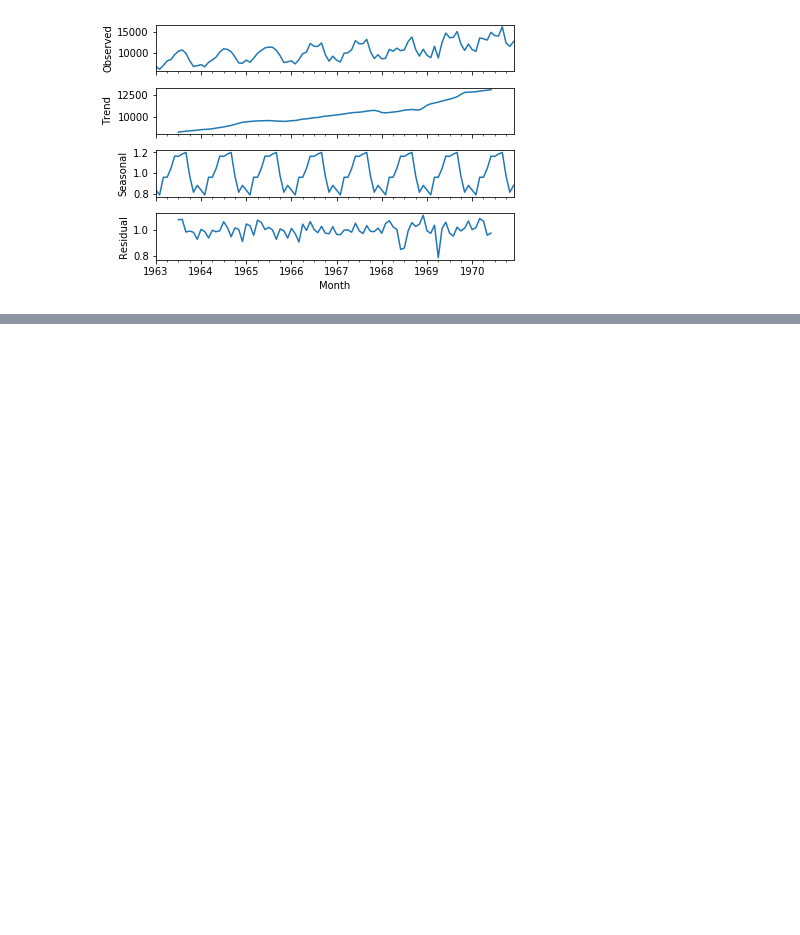
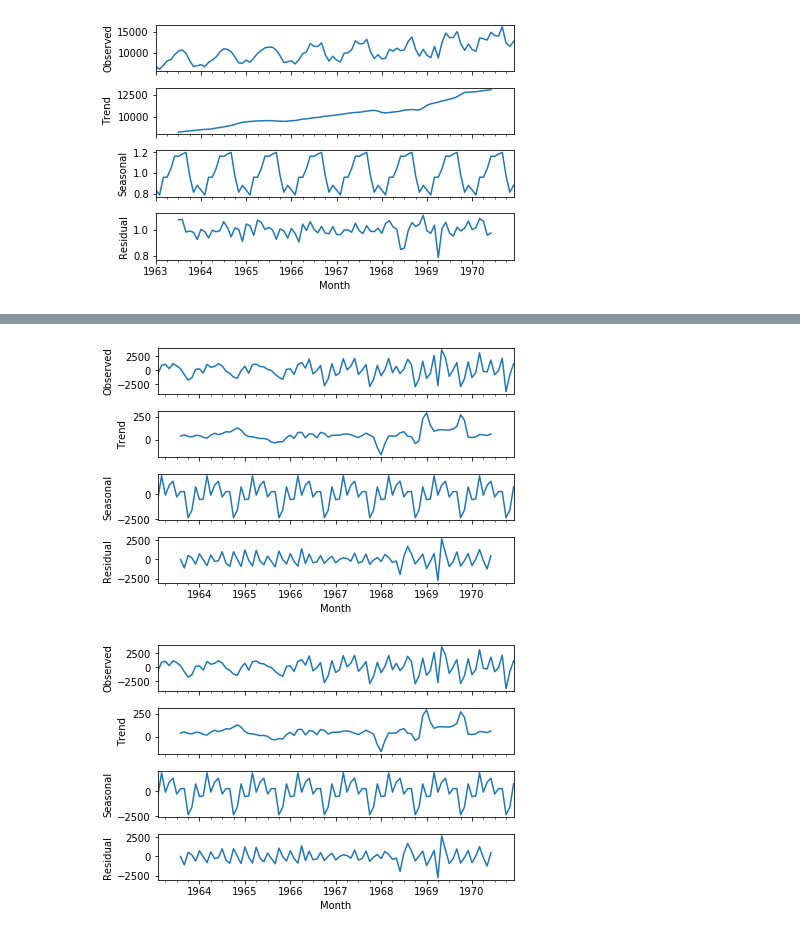
Before and after one commit to nikitamaloo/Time-Series-Forecasting, a Jupyter notebook: Aircraft Miles Data - Time Series Visualization.ipynb, the cells around one changed output, grey strips where cells are left out. Saved outputs shown, nothing was run; the diff lists cells and outputs as text; code cells hidden in the pictures; blank space fills up the shorter version.

```diff
--- a/Aircraft Miles Data - Time Series Visualization.ipynb
+++ b/Aircraft Miles Data - Time Series Visualization.ipynb
@@ -285,0 +290,6 @@ result2.plot()
+# %%
+Mile_DF['lag1'] =  Mile_DF['MilesMM'].shift(1)
+# %%
+Mile_DF['MilesMM_diff_1'] = Mile_DF['MilesMM'].diff(periods=1)
+# %%
+Mile_DF['MilesMM_diff_12'] = Mile_DF['MilesMM'].diff(periods=12)
@@ -285,0 +306,4 @@ result2.plot()
+# %%
+Mile_DF.index = Mile_DF['Month']
+result_a = seasonal_decompose(Mile_DF['MilesMM'], model='additive')
+result_a.plot()
@@ -285,0 +313,10 @@ result2.plot()
+# %%
+# We are ignoring the first row present at index 0
+# We have successfully removed the trend in the data using Lag1 differencing but seasonality is still present
+# To remove the seasonality we wiil use differencing for period 12
+Mile_DF.index = Mile_DF['Month']
+result_b = seasonal_decompose(Mile_DF.iloc[1:,3], model='additive')
+result_b.plot()
+# %% [output]
+[figure, added]
+[figure, added]
```
Also changed, not shown: parts of 10 cells of this notebook.
